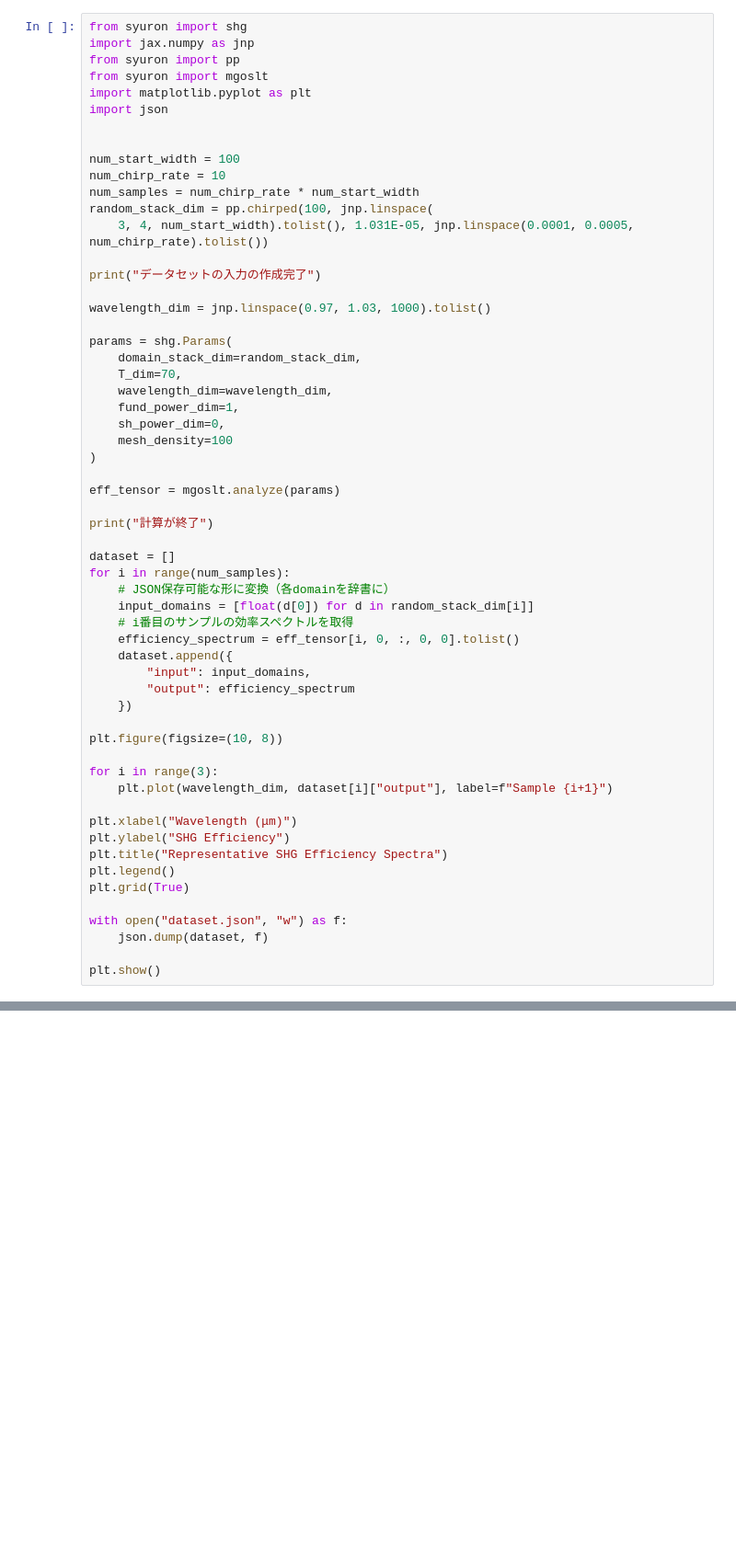
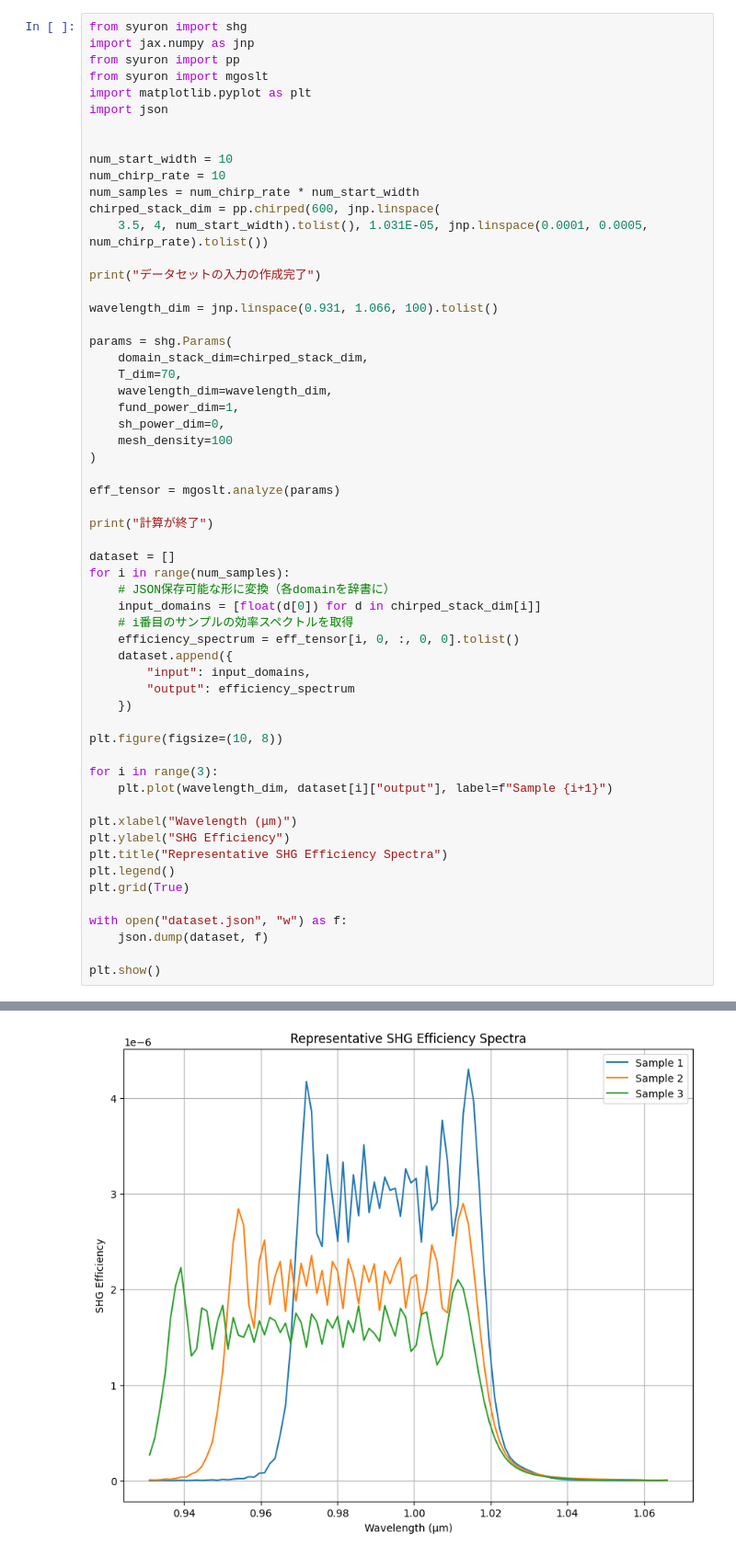
Before and after one commit to Xo1otl/mictlan, a Jupyter notebook: research/syuron/examples/shg.ipynb, the cells around one changed output, grey strips where cells are left out. Shown at 92% size. Drawn from its saved outputs; the diff is of its cells as text; blank space fills up the shorter version.

```diff
--- a/research/syuron/examples/shg.ipynb
+++ b/research/syuron/examples/shg.ipynb
@@ -41,18 +41,18 @@ import matplotlib.pyplot as plt
 import json
 
 
-num_start_width = 100
+num_start_width = 10
 num_chirp_rate = 10
 num_samples = num_chirp_rate * num_start_width
-random_stack_dim = pp.chirped(100, jnp.linspace(
-    3, 4, num_start_width).tolist(), 1.031E-05, jnp.linspace(0.0001, 0.0005, num_chirp_rate).tolist())
+chirped_stack_dim = pp.chirped(600, jnp.linspace(
+    3.5, 4, num_start_width).tolist(), 1.031E-05, jnp.linspace(0.0001, 0.0005, num_chirp_rate).tolist())
 
 print("データセットの入力の作成完了")
 
-wavelength_dim = jnp.linspace(0.97, 1.03, 1000).tolist()
+wavelength_dim = jnp.linspace(0.931, 1.066, 100).tolist()
 
 params = shg.Params(
-    domain_stack_dim=random_stack_dim,
+    domain_stack_dim=chirped_stack_dim,
     T_dim=70,
     wavelength_dim=wavelength_dim,
     fund_power_dim=1,
@@ -65,31 +65,32 @@ eff_tensor = mgoslt.analyze(params)
 print("計算が終了")
 
 dataset = []
 for i in range(num_samples):
     # JSON保存可能な形に変換（各domainを辞書に）
-    input_domains = [float(d[0]) for d in random_stack_dim[i]]
+    input_domains = [float(d[0]) for d in chirped_stack_dim[i]]
     # i番目のサンプルの効率スペクトルを取得
     efficiency_spectrum = eff_tensor[i, 0, :, 0, 0].tolist()
     dataset.append({
         "input": input_domains,
         "output": efficiency_spectrum
     })
 
 plt.figure(figsize=(10, 8))
 
 for i in range(3):
     plt.plot(wavelength_dim, dataset[i]["output"], label=f"Sample {i+1}")
 
 plt.xlabel("Wavelength (μm)")
 plt.ylabel("SHG Efficiency")
 plt.title("Representative SHG Efficiency Spectra")
 plt.legend()
 plt.grid(True)
 
 with open("dataset.json", "w") as f:
     json.dump(dataset, f)
 
 plt.show()
 # %% [output]
 データセットの入力の作成完了
 計算が終了
+[figure, added]
```
Also changed, not shown: parts of 1 cell of this notebook, 22 other files.
